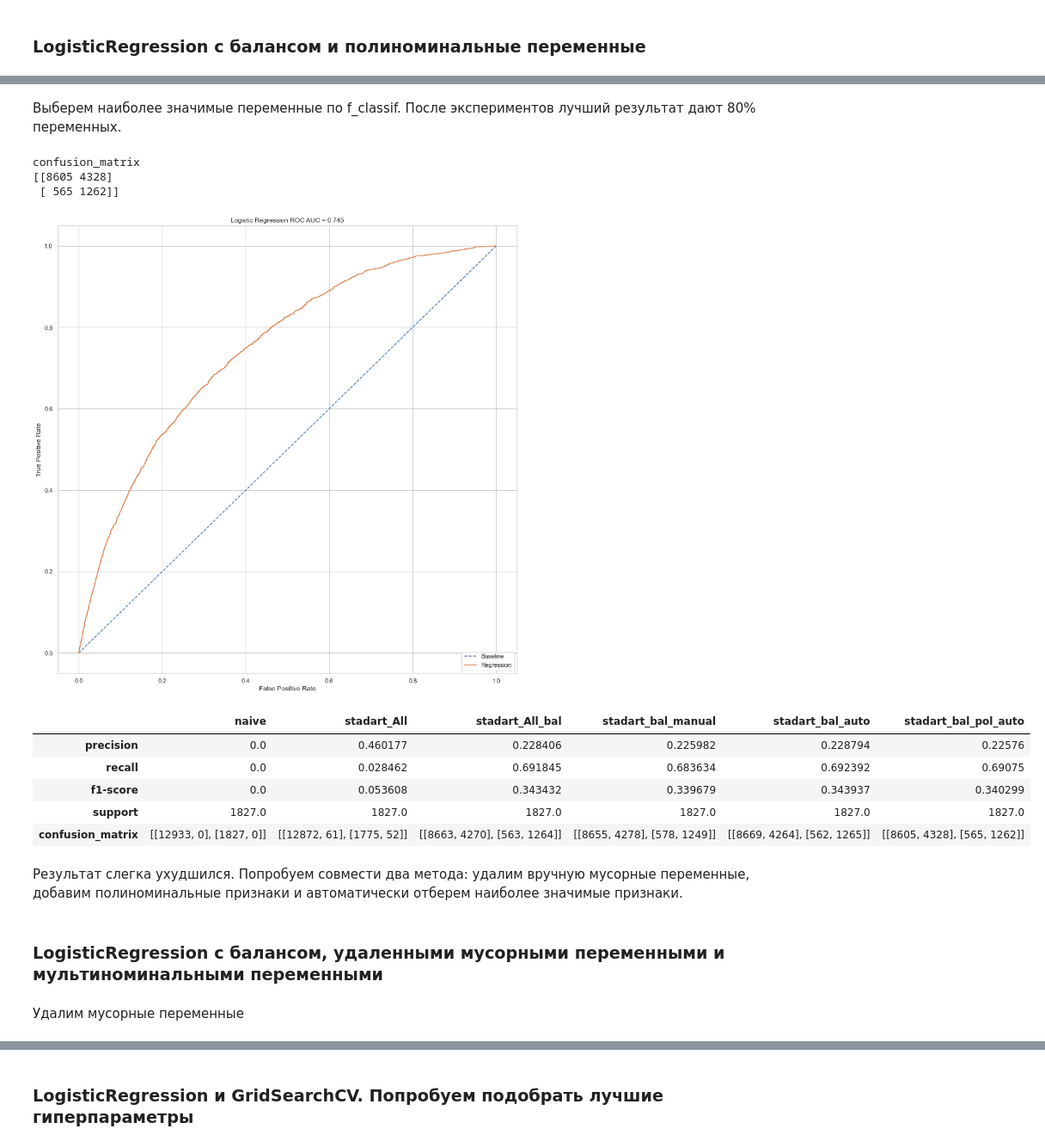
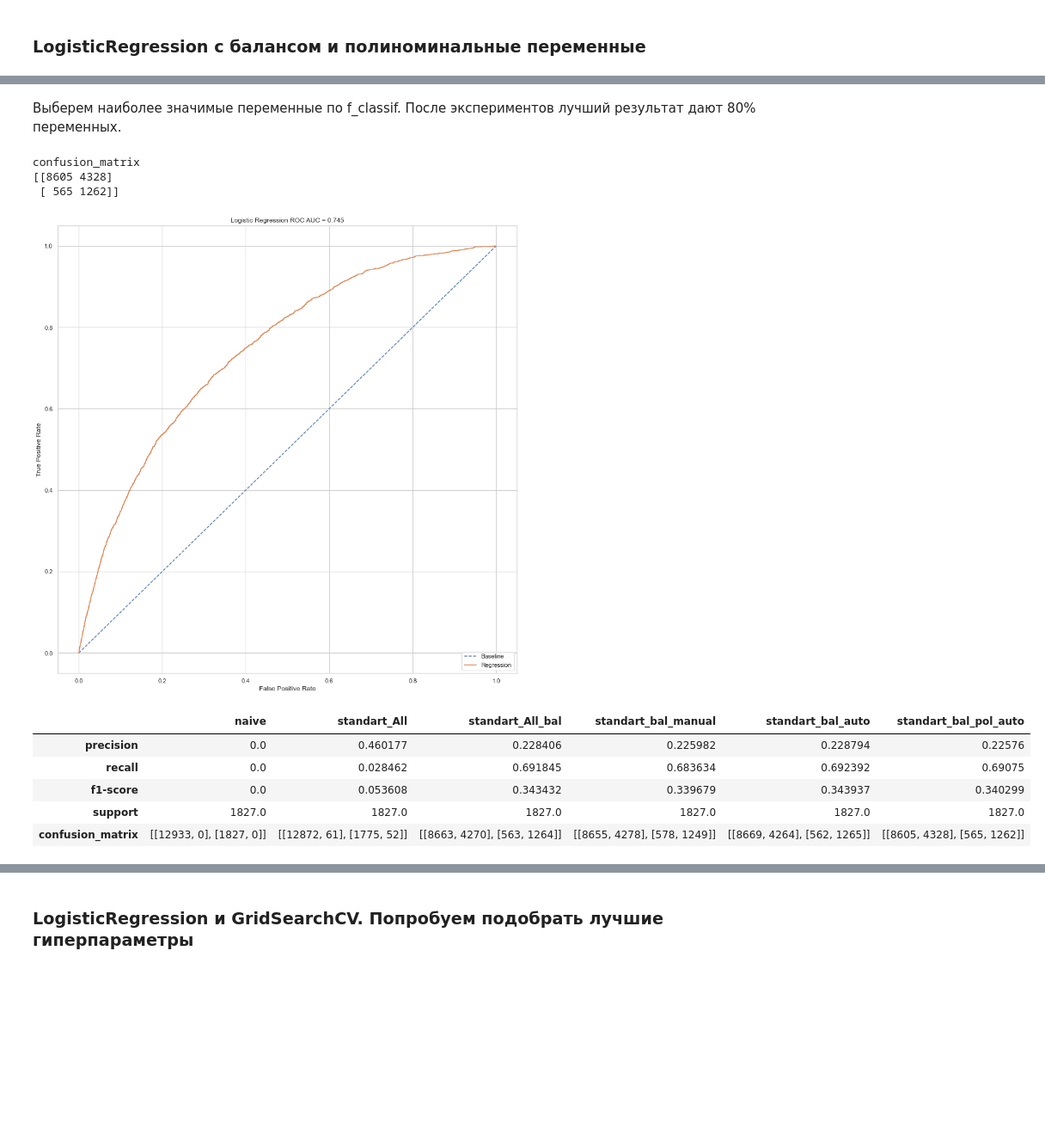
Before and after one commit to EvgeniyBerdyugin/SkillFactory-dspr-40, a Jupyter notebook: module_5/project_5_scoring.ipynb, the cells around one changed output, grey strips where cells are left out. Shown at 86% size. Saved outputs shown, nothing was run; the diff lists cells and outputs as text; code cells hidden in the pictures; blank space fills up the shorter version.

```diff
--- a/module_5/project_5_scoring.ipynb
+++ b/module_5/project_5_scoring.ipynb
@@ -468,9 +468,9 @@ plt.xlabel('False Positive Rate')
 plt.legend(loc = 'lower right')
 plt.show()
 
-data_report['stadart_All'] = pd.DataFrame(pd.DataFrame(classification_report(y_test, y_pred, output_dict=True))['1'])
+data_report['standart_All'] = pd.DataFrame(pd.DataFrame(classification_report(y_test, y_pred, output_dict=True))['1'])
 data_report = data_report.astype(object)
-data_report['stadart_All']['confusion_matrix'] = confusion_matrix(y_test, y_pred)
+data_report['standart_All']['confusion_matrix'] = confusion_matrix(y_test, y_pred)
 data_report
 # %% [output]
 confusion_matrix
@@ -550,0 +514,24 @@ confusion_matrix
+# %%
+model = LogisticRegression(class_weight='balanced')
+model.fit(X_train, y_train)
+y_pred = model.predict(X_test)
+
+print('confusion_matrix', confusion_matrix(y_test, y_pred), sep='\n')
+
+probs = model.predict_proba(X_test)
+fpr, tpr, threshold = roc_curve(y_test, probs[:,1])
+roc_auc = roc_auc_score(y_test, probs[:,1])
+
+plt.figure()
+plt.plot([0, 1], label='Baseline', linestyle='--')
+plt.plot(fpr, tpr, label = 'Regression')
+plt.title('Logistic Regression ROC AUC = %0.3f' % roc_auc)
+plt.ylabel('True Positive Rate')
+plt.xlabel('False Positive Rate')
+plt.legend(loc = 'lower right')
+plt.show()
+
+data_report['standart_All_bal'] = pd.DataFrame(pd.DataFrame(classification_report(y_test, y_pred, output_dict=True))['1'])
+data_report = data_report.astype(object)
+data_report['standart_All_bal']['confusion_matrix'] = confusion_matrix(y_test, y_pred)
+data_report
@@ -599,11 +599,9 @@ plt.xlabel('False Positive Rate')
 plt.legend(loc = 'lower right')
 plt.show()
 
-print('log_loss', log_loss(y_test, probs))
-
-data_report['stadart_bal_manual'] = pd.DataFrame(pd.DataFrame(classification_report(y_test, y_pred, output_dict=True))['1'])
+data_report['standart_bal_manual'] = pd.DataFrame(pd.DataFrame(classification_report(y_test, y_pred, output_dict=True))['1'])
 data_report = data_report.astype(object)
-data_report['stadart_bal_manual']['confusion_matrix'] = confusion_matrix(y_test, y_pred)
+data_report['standart_bal_manual']['confusion_matrix'] = confusion_matrix(y_test, y_pred)
 data_report
 # %% [output]
 confusion_matrix
@@ -671,9 +668,9 @@ plt.show()
 
 print('log_loss', log_loss(y_test, probs))
 
-data_report['stadart_bal_auto'] = pd.DataFrame(pd.DataFrame(classification_report(y_test, y_pred, output_dict=True))['1'])
+data_report['standart_bal_auto'] = pd.DataFrame(pd.DataFrame(classification_report(y_test, y_pred, output_dict=True))['1'])
 data_report = data_report.astype(object)
-data_report['stadart_bal_auto']['confusion_matrix'] = confusion_matrix(y_test, y_pred)
+data_report['standart_bal_auto']['confusion_matrix'] = confusion_matrix(y_test, y_pred)
 data_report
 # %% [output]
 confusion_matrix
@@ -705,8 +702,8 @@ data = data.join(data_pol)
 data = pd.get_dummies(data, columns=cat_cols)
 # %%
 data = data.drop(['sample', 'default'], axis=1)
-# %% [markdown]
-Выберем наиболее значимые переменные по f_classif. После экспериментов лучший результат дают 80% переменных.
+# %% [markdown]
+Выберем наиболее значимые переменные по f_classif. После экспериментов лучший результат дают 80% переменных.
 # %%
 y = default
 data = SelectPercentile(f_classif, percentile=80).fit_transform(data, y)
@@ -729,39 +726,35 @@ X_train, X_test, y_train, y_test = train_test_split(X, y, test_size=0.2, random_
 # %%
 model = LogisticRegression(class_weight='balanced')
 model.fit(X_train, y_train)
 y_pred = model.predict(X_test)
 
 print('confusion_matrix', confusion_matrix(y_test, y_pred), sep='\n')
 
 probs = model.predict_proba(X_test)
 fpr, tpr, threshold = roc_curve(y_test, probs[:,1])
 roc_auc = roc_auc_score(y_test, probs[:,1])
 
 plt.figure()
 plt.plot([0, 1], label='Baseline', linestyle='--')
 plt.plot(fpr, tpr, label = 'Regression')
 plt.title('Logistic Regression ROC AUC = %0.3f' % roc_auc)
 plt.ylabel('True Positive Rate')
 plt.xlabel('False Positive Rate')
 plt.legend(loc = 'lower right')
 plt.show()
 
-data_report['stadart_bal_pol_auto'] = pd.DataFrame(pd.DataFrame(classification_report(y_test, y_pred, output_dict=True))['1'])
+data_report['standart_bal_pol_auto'] = pd.DataFrame(pd.DataFrame(classification_report(y_test, y_pred, output_dict=True))['1'])
 data_report = data_report.astype(object)
-data_report['stadart_bal_pol_auto']['confusion_matrix'] = confusion_matrix(y_test, y_pred)
+data_report['standart_bal_pol_auto']['confusion_matrix'] = confusion_matrix(y_test, y_pred)
 data_report
 # %% [output]
 confusion_matrix
 [[8605 4328]
  [ 565 1262]]
 [figure]
-|  | naive | stadart_All | stadart_All_bal | stadart_bal_manual | stadart_bal_auto | stadart_bal_pol_auto |
+|  | naive | standart_All | standart_All_bal | standart_bal_manual | standart_bal_auto | standart_bal_pol_auto |
 | precision | 0.0 | 0.460177 | 0.228406 | 0.225982 | 0.228794 | 0.22576 |
 | recall | 0.0 | 0.028462 | 0.691845 | 0.683634 | 0.692392 | 0.69075 |
 | f1-score | 0.0 | 0.053608 | 0.343432 | 0.339679 | 0.343937 | 0.340299 |
 | support | 1827.0 | 1827.0 | 1827.0 | 1827.0 | 1827.0 | 1827.0 |
 | confusion_matrix | [[12933, 0], [1827, 0]] | [[12872, 61], [1775, 52]] | [[8663, 4270], [563, 1264]] | [[8655, 4278], [578, 1249]] | [[8669, 4264], [562, 1265]] | [[8605, 4328], [565, 1262]] |
-# %% [markdown]
-Результат слегка ухудшился. Попробуем совмести два метода: удалим вручную мусорные переменные, добавим полиноминальные признаки и автоматически отберем наиболее значимые признаки.
-# %% [markdown]
-### LogisticRegression с балансом, удаленными мусорными переменными и мультиноминальными переменными
@@ -770,2 +760,0 @@ data = data1
-# %% [markdown]
-Удалим мусорные переменные
```
Also changed, not shown: parts of 71 cells of this notebook.
